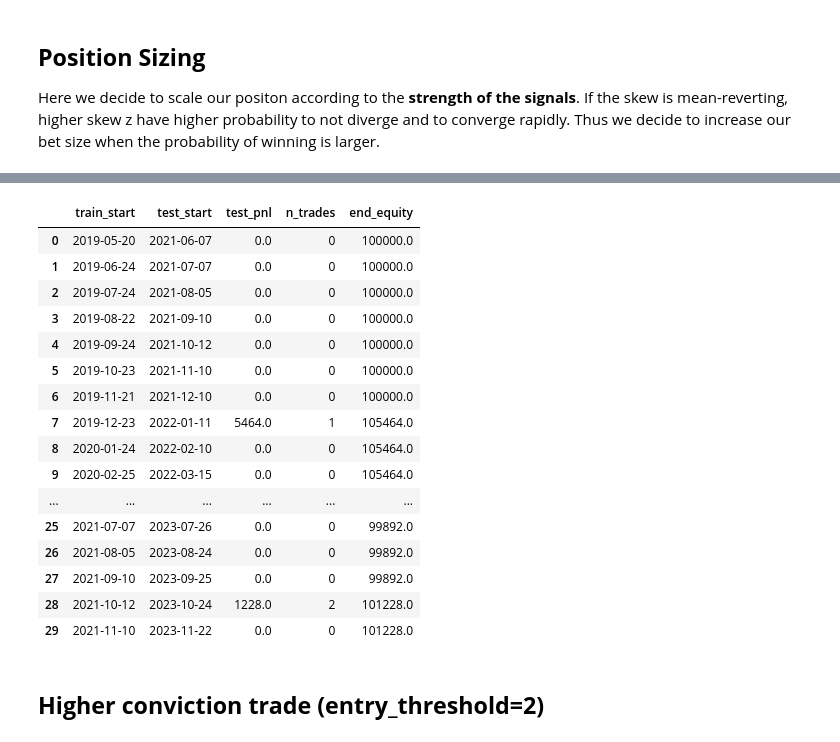
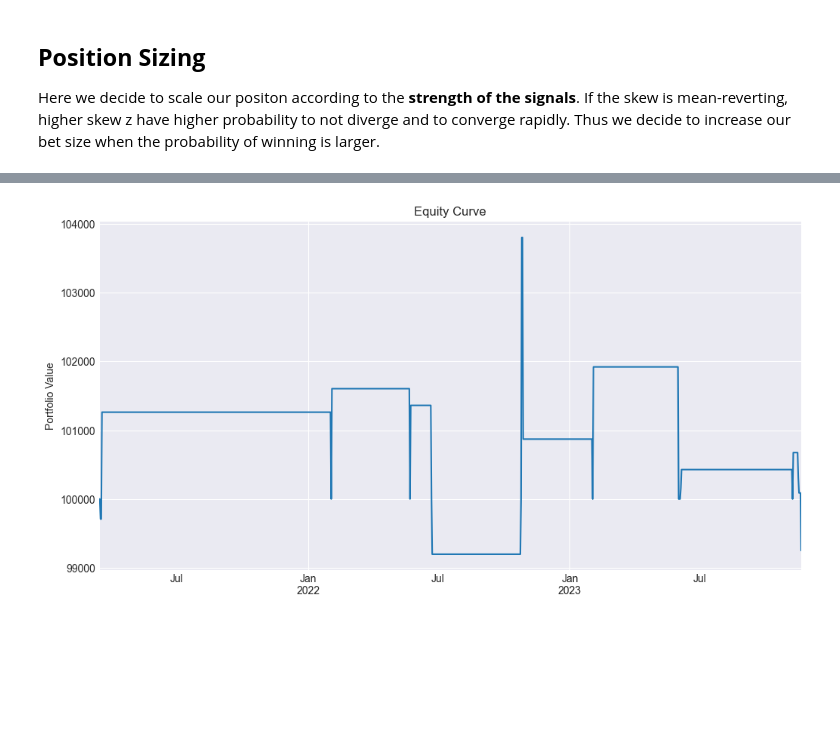
Before and after one commit to anthonymakarewicz/volatility-trading, a Jupyter notebook: skew_trading.ipynb, the cells around one changed output, grey strips where cells are left out. Drawn from its saved outputs; the diff is of its cells as text; code cells hidden in the pictures; blank space fills up the shorter version.

```diff
--- a/skew_trading.ipynb
+++ b/skew_trading.ipynb
@@ -1173,22 +1224,7 @@ Name: pnl, dtype: float64
-# %%
-summary
-# %% [output]
-|  | train_start | test_start | test_pnl | n_trades | end_equity |
-| 0 | 2019-05-20 | 2021-06-07 | 0.0 | 0 | 100000.0 |
-| 1 | 2019-06-24 | 2021-07-07 | 0.0 | 0 | 100000.0 |
-| 2 | 2019-07-24 | 2021-08-05 | 0.0 | 0 | 100000.0 |
-| 3 | 2019-08-22 | 2021-09-10 | 0.0 | 0 | 100000.0 |
-| 4 | 2019-09-24 | 2021-10-12 | 0.0 | 0 | 100000.0 |
-| 5 | 2019-10-23 | 2021-11-10 | 0.0 | 0 | 100000.0 |
-| 6 | 2019-11-21 | 2021-12-10 | 0.0 | 0 | 100000.0 |
-| 7 | 2019-12-23 | 2022-01-11 | 5464.0 | 1 | 105464.0 |
-| 8 | 2020-01-24 | 2022-02-10 | 0.0 | 0 | 105464.0 |
-| 9 | 2020-02-25 | 2022-03-15 | 0.0 | 0 | 105464.0 |
-| ... | ... | ... | ... | ... | ... |
-| 25 | 2021-07-07 | 2023-07-26 | 0.0 | 0 | 99892.0 |
-| 26 | 2021-08-05 | 2023-08-24 | 0.0 | 0 | 99892.0 |
-| 27 | 2021-09-10 | 2023-09-25 | 0.0 | 0 | 99892.0 |
-| 28 | 2021-10-12 | 2023-10-24 | 1228.0 | 2 | 101228.0 |
-| 29 | 2021-11-10 | 2023-11-22 | 0.0 | 0 | 101228.0 |
-# %% [markdown]
-## **Higher conviction trade (entry_threshold=2)**
+# %%
+plt.title("Equity Curve")
+equity.equity.plot(figsize=(12, 6))
+plt.ylabel("Portfolio Value")
+plt.show()
+# %% [output]
+[figure, added]
```
Also changed, not shown: parts of 5 cells of this notebook.
